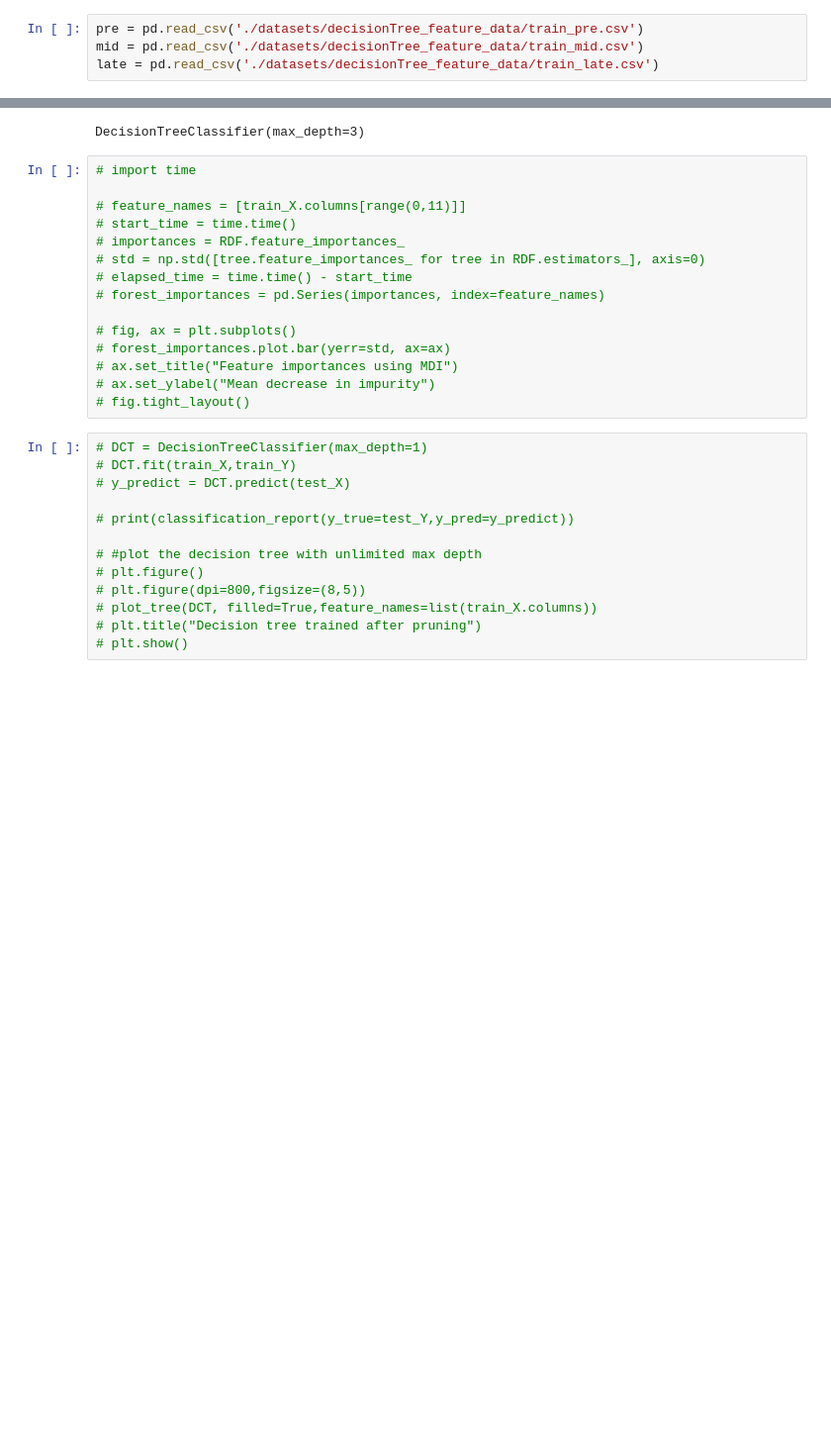
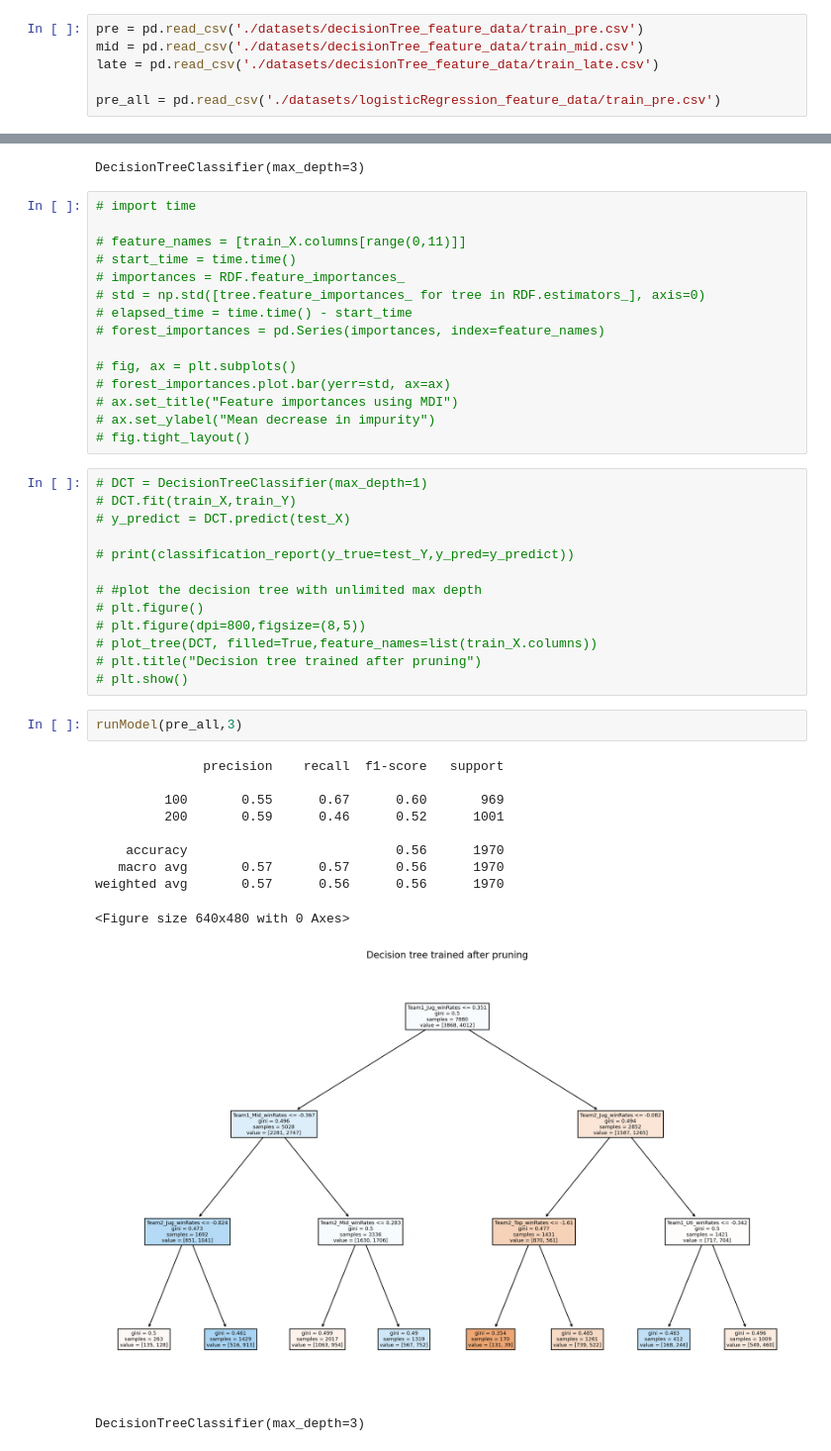
Before and after one commit to Jiawei-oukai/MachinLearning-LOL_Gaming, a Jupyter notebook: DecisionTree.ipynb, the cells around one changed output, grey strips where cells are left out. Shown at 99% size. Saved outputs shown, nothing was run; the diff lists cells and outputs as text; blank space fills up the shorter version.

```diff
--- a/DecisionTree.ipynb
+++ b/DecisionTree.ipynb
@@ -25,6 +25,8 @@ from sklearn.ensemble import RandomForestClassifier
 pre = pd.read_csv('./datasets/decisionTree_feature_data/train_pre.csv')
 mid = pd.read_csv('./datasets/decisionTree_feature_data/train_mid.csv')
 late = pd.read_csv('./datasets/decisionTree_feature_data/train_late.csv')
+
+pre_all = pd.read_csv('./datasets/logisticRegression_feature_data/train_pre.csv')
 # %%
 def runModel(data_train,max_depth):
     X_train, Y_train = data_train.drop(['TeamVictory'],axis=1),data_train[['TeamVictory']]
@@ -137,3 +139,17 @@ DecisionTreeClassifier(max_depth=3)
 # plot_tree(DCT, filled=True,feature_names=list(train_X.columns))
 # plt.title("Decision tree trained after pruning")
 # plt.show()
+# %%
+runModel(pre_all,3)
+# %% [output]
+              precision    recall  f1-score   support
+
+         100       0.55      0.67      0.60       969
+         200       0.59      0.46      0.52      1001
+
+    accuracy                           0.56      1970
+   macro avg       0.57      0.57      0.56      1970
+weighted avg       0.57      0.56      0.56      1970
+<Figure size 640x480 with 0 Axes>
+[figure, added]
+DecisionTreeClassifier(max_depth=3)
```
Also changed, not shown: parts of 2 cells of this notebook.
